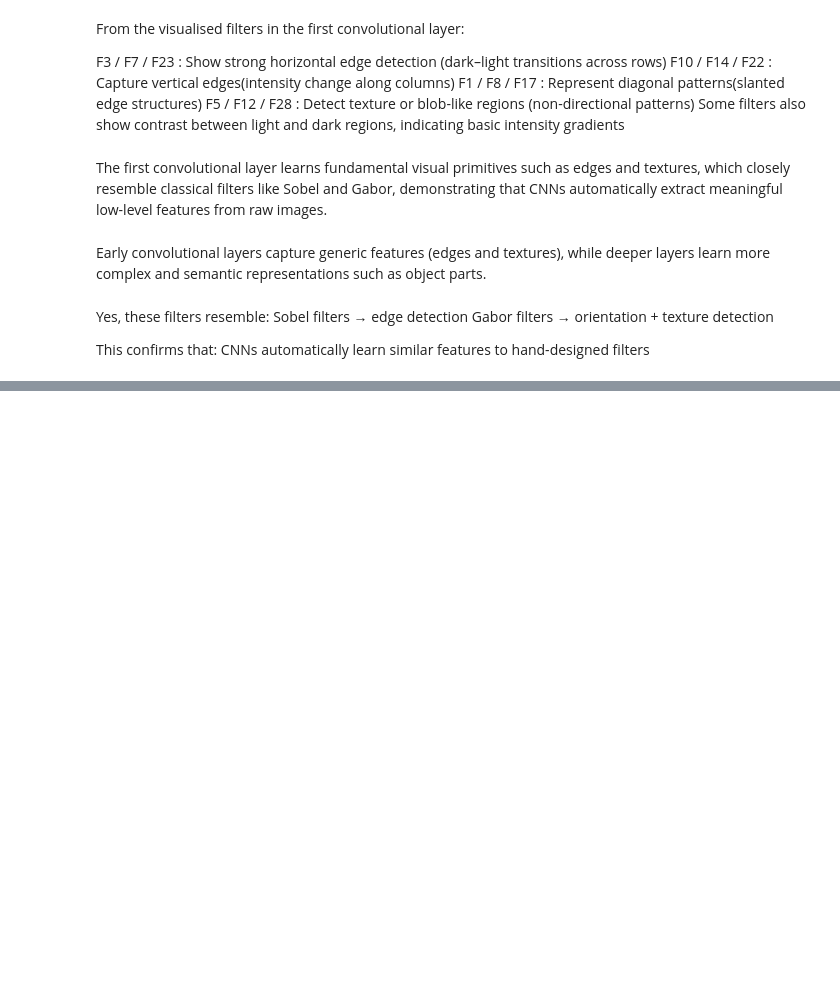
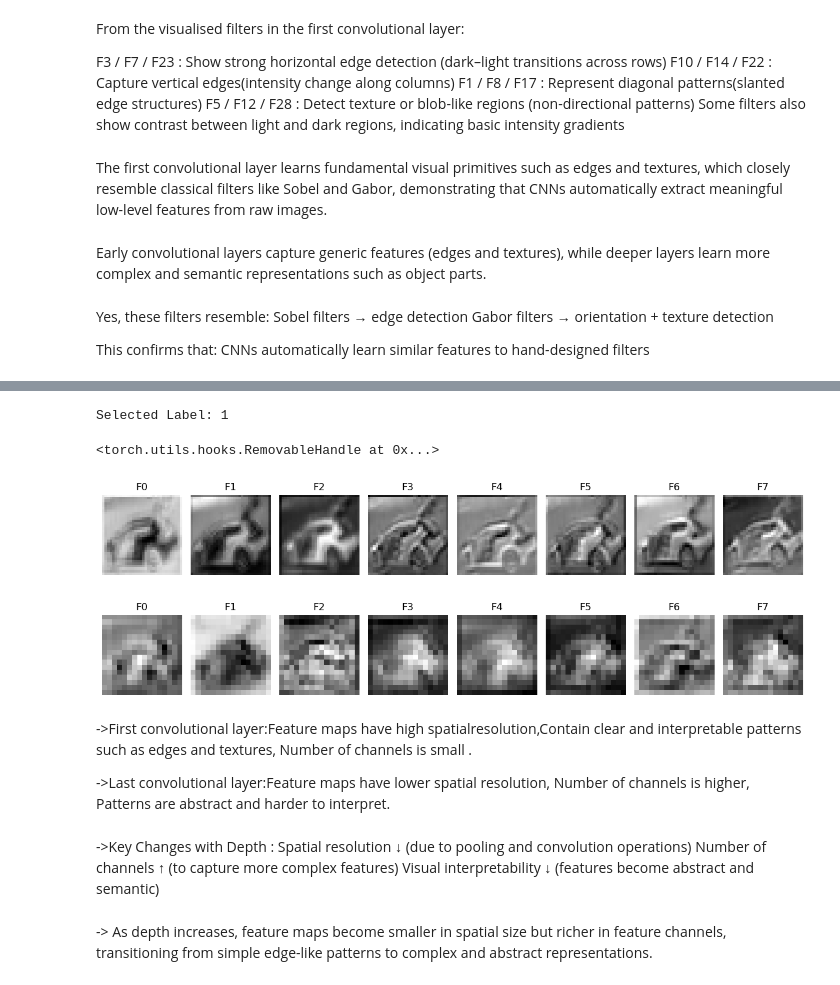
Before and after one commit to ritesh-kr18/CNN_Lab_Work, a Jupyter notebook: 24cd3035_CNN_Lab.ipynb, the cells around one changed output, grey strips where cells are left out. Saved outputs shown, nothing was run; the diff lists cells and outputs as text; code cells hidden in the pictures; blank space fills up the shorter version.

Commit message:
Task 4: implemented intermediate feature maps visualization

```diff
--- a/24cd3035_CNN_Lab.ipynb
+++ b/24cd3035_CNN_Lab.ipynb
@@ -1311,0 +1325,35 @@ This confirms that: CNNs automatically learn similar features to hand-designed f
+# %%
+device = torch.device("mps" if torch.backends.mps.is_available() else "cpu")
+
+model.to(device)
+model.eval()
+
+for images, labels in test_loader_cifar:
+    images, labels = images.to(device), labels.to(device)
+
+    outputs = model(images)
+    _, preds = torch.max(outputs, 1)
+
+    for i in range(len(images)):
+        if preds[i] == labels[i]:
+            sample_img = images[i].unsqueeze(0)  # shape (1,3,32,32)
+            print("Selected Label:", labels[i].item())
+            break
+    break
+# %% [output]
+Selected Label: 1
+# %%
+activations = {}
+
+def get_activation(name):
+    def hook(model, input, output):
+        activations[name] = output.detach().cpu()
+    return hook
+
+# First conv layer
+model.conv1.register_forward_hook(get_activation("layer1"))
+
+# Last conv layer
+model.conv2.register_forward_hook(get_activation("last"))
+# %% [output]
+<torch.utils.hooks.RemovableHandle at 0x...>
@@ -1311,0 +1362,40 @@ This confirms that: CNNs automatically learn similar features to hand-designed f
+# %%
+fmaps1 = activations["layer1"][0]     # (C, H, W)
+fmaps_last = activations["last"][0]
+# %%
+fig, axes = plt.subplots(1, 8, figsize=(12,3))
+
+for i in range(8):
+    axes[i].imshow(fmaps1[i], cmap='gray')
+    axes[i].set_title(f"F{i}")
+    axes[i].axis("off")
+
+plt.tight_layout()
+plt.savefig("fmaps_layer1.png")
+plt.show()
+# %% [output]
+[figure, added]
+# %%
+fig, axes = plt.subplots(1, 8, figsize=(12,3))
+
+for i in range(8):
+    axes[i].imshow(fmaps_last[i], cmap='gray')
+    axes[i].set_title(f"F{i}")
+    axes[i].axis("off")
+
+plt.tight_layout()
+plt.savefig("fmaps_last.png")
+plt.show()
+# %% [output]
+[figure, added]
+# %% [markdown]
+->First convolutional layer:Feature maps have high spatialresolution,Contain clear and interpretable patterns such as edges and textures, Number of channels is small .
+
+->Last convolutional layer:Feature maps have lower spatial resolution, Number of channels is higher, Patterns are abstract and harder to interpret.
+# %% [markdown]
+->Key Changes with Depth :
+Spatial resolution ↓ (due to pooling and convolution operations)
+Number of channels ↑ (to capture more complex features)
+Visual interpretability ↓ (features become abstract and semantic)
+# %% [markdown]
+-> As depth increases, feature maps become smaller in spatial size but richer in feature channels, transitioning from simple edge-like patterns to complex and abstract representations.
```
Also changed, not shown: parts of 3 cells of this notebook.
